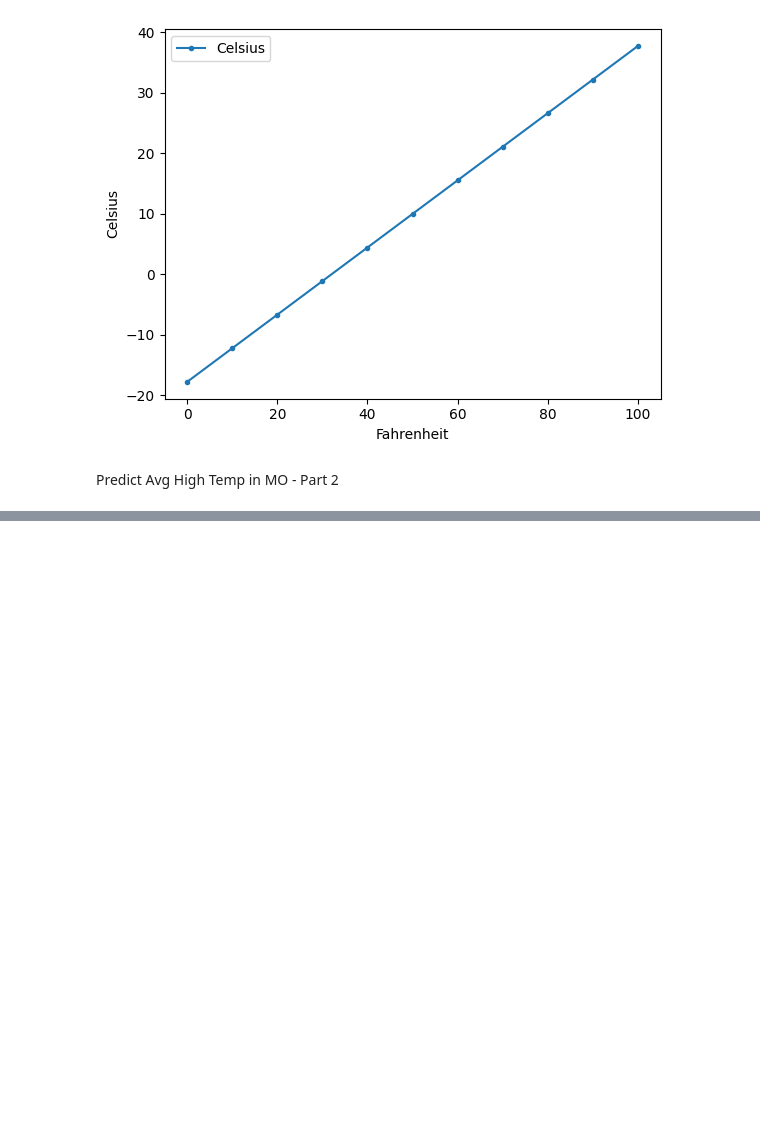
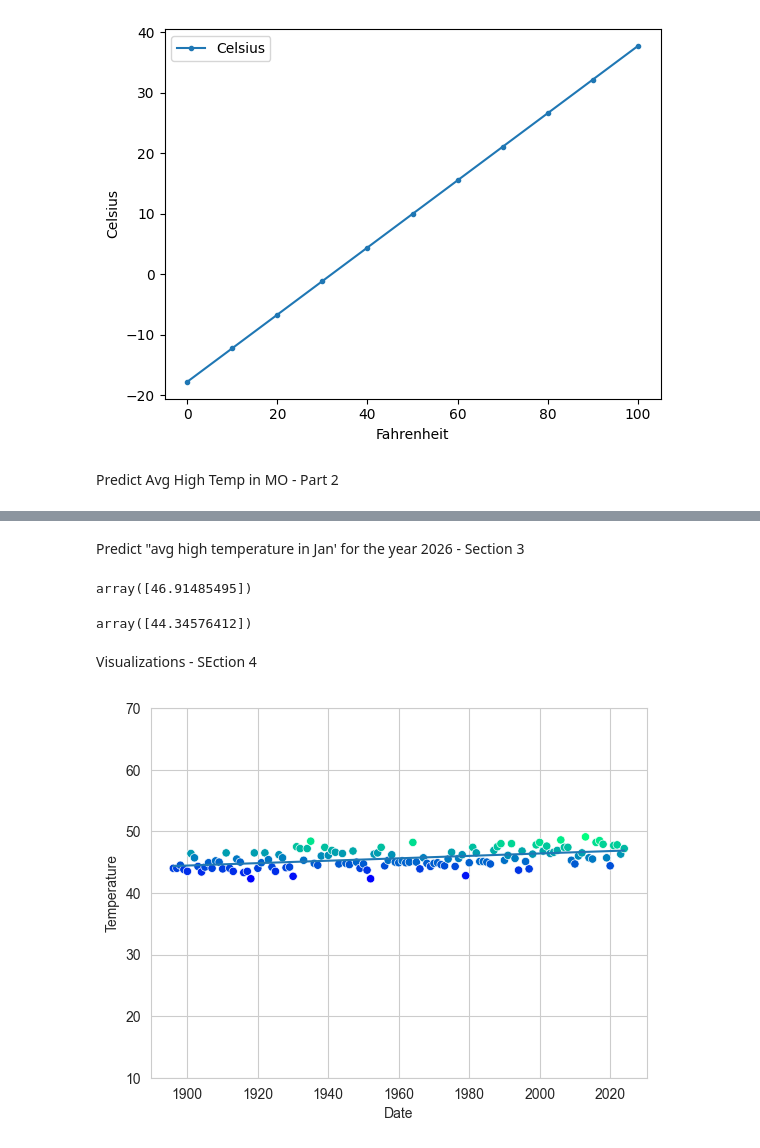
Before and after one commit to 14dstcyr/datafun-07-applied, a Jupyter notebook: DebStCyr_ml.ipynb, the cells around one changed output, grey strips where cells are left out. Cells and saved outputs as stored; diff of their text form; code cells hidden in the pictures; blank space fills up the shorter version.

```diff
--- a/DebStCyr_ml.ipynb
+++ b/DebStCyr_ml.ipynb
@@ -37,0 +233,11 @@ mo = pd.read_csv('ave_hi_mo_1895-2024.csv')
+# %%
+### Importing sklearn library
+
+from sklearn.model_selection import train_test_split  # To split data into training and testing sets
+
+### Practice splitting data for training (to build a model) and testing (testing our model against known values)
+
+X_train, X_test, y_train, y_test = train_test_split(
+     mo_df.Date.values.reshape(-1, 1),  ## The Date is shaped into a 2D array
+     mo_df.Temperature.values,  ## The dependent variable is Temperature
+     random_state=11)  # Random number generated to show replicability
@@ -37,0 +254,5 @@ mo = pd.read_csv('ave_hi_mo_1895-2024.csv')
+# %%
+### Training the model
+from sklearn.linear_model import LinearRegression
+linear_regression = LinearRegression()
+linear_regression.fit(X=X_train, y=y_train)
@@ -37,0 +288,39 @@ mo = pd.read_csv('ave_hi_mo_1895-2024.csv')
+# %% [markdown]
+Predict "avg high temperature in Jan' for the year 2026 - Section 3
+# %%
+### Predict future temperatures and estimate past temperatures
+predict = (lambda x: linear_regression.coef_*x+
+                     linear_regression.intercept_)
+
+predict(2026)
+# %% [output]
+array([46.91485495])
+# %%
+predict(1895)
+# %% [output]
+array([44.34576412])
+# %% [markdown]
+Visualizations - SEction 4
+# %%
+### Visual dataset with regression line
+import seaborn as sns
+
+### Create a scatter plot showing Date and Temperature association
+axes = sns.scatterplot(data=mo_df, x='Date', y='Temperature', hue='Temperature', palette='winter', legend=False)
+
+axes.set_ylim(10, 70)
+
+import numpy as np
+
+### Predict y values using predict function
+x = np.array([min(mo_df.Date.values), max(mo_df.Date.values)])
+
+import matplotlib.pyplot as plt
+
+### Predict corresponding y value using predict function
+y = predict(x)
+
+### Plotting the predicted linear regression line
+line = plt.plot(x, y)
+# %% [output]
+[figure, added]
```
Also changed, not shown: parts of 33 cells of this notebook, 1 other file.
